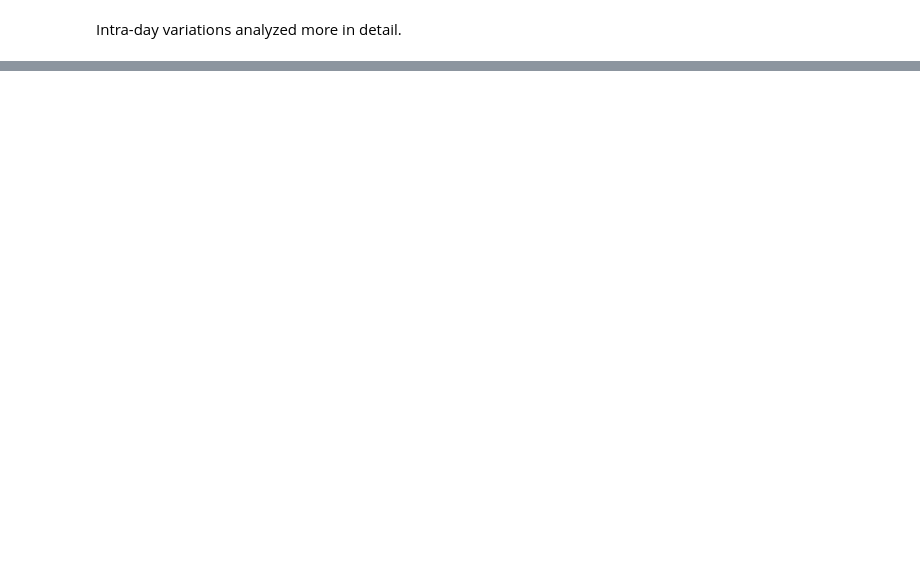
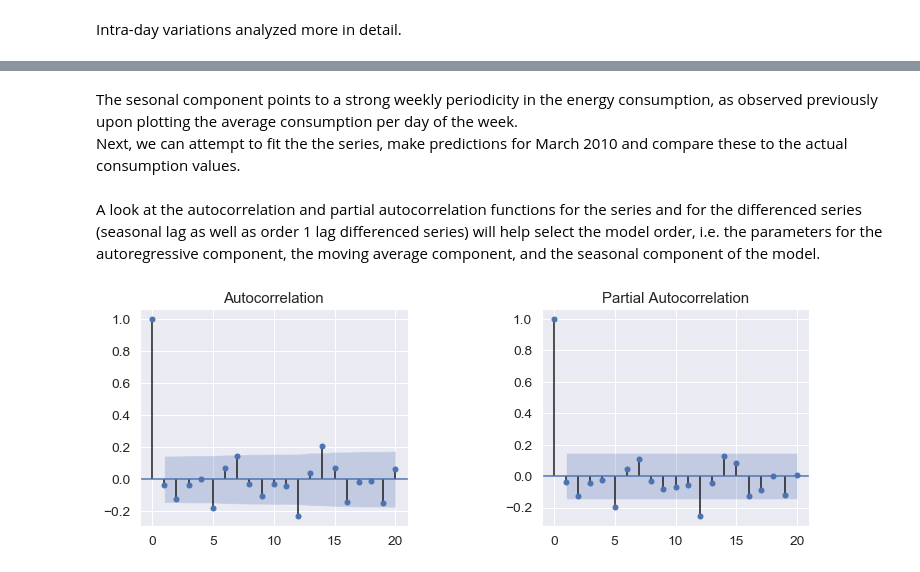
Before and after one commit to melville87/energy-cons-viz, a Jupyter notebook: energy_cons_viz.ipynb, the cells around one changed output, grey strips where cells are left out. Saved outputs shown, nothing was run; the diff lists cells and outputs as text; code cells hidden in the pictures; blank space fills up the shorter version.

```diff
--- a/energy_cons_viz.ipynb
+++ b/energy_cons_viz.ipynb
@@ -521,0 +621,26 @@ Intra-day variations analyzed more in detail.
+# %% [markdown]
+The sesonal component points to a strong weekly periodicity in the energy consumption, as observed previously upon plotting the average consumption per day of the week. <br>
+Next, we can attempt to fit the the series, make predictions for March 2010 and compare these to the actual consumption values.
+# %%
+def plot_autocorr(timeseries, nlags):
+
+    ''' Calculation of timeseries autocorrelation and
+        partial autocorrelation function, and plotting. '''
+
+    timeseries.dropna(inplace= True)
+
+    fig, axes = plt.subplots(1, 2, figsize= (12, 4))
+    plt.subplots_adjust(wspace= 0.5)
+
+    lag_acf = acf(timeseries, nlags= nlags)
+    lag_pacf = pacf(timeseries, nlags= nlags, method= "ols")
+
+    fig = plot_acf(timeseries, lags= nlags, ax= axes[0])
+    fig = plot_pacf(timeseries, lags= nlags, ax= axes[1])
+# %% [markdown]
+A look at the autocorrelation and partial autocorrelation functions for the series and for the differenced series (seasonal lag as well as order 1 lag differenced series) will help select the model order, i.e. the parameters for the autoregressive component, the moving average component, and the seasonal component of the model.
+# %%
+# autocorrelations for the pristine series
+plot_autocorr(ts, nlags= 20)
+# %% [output]
+[figure, added]
```
Also changed, not shown: parts of 28 cells of this notebook.
